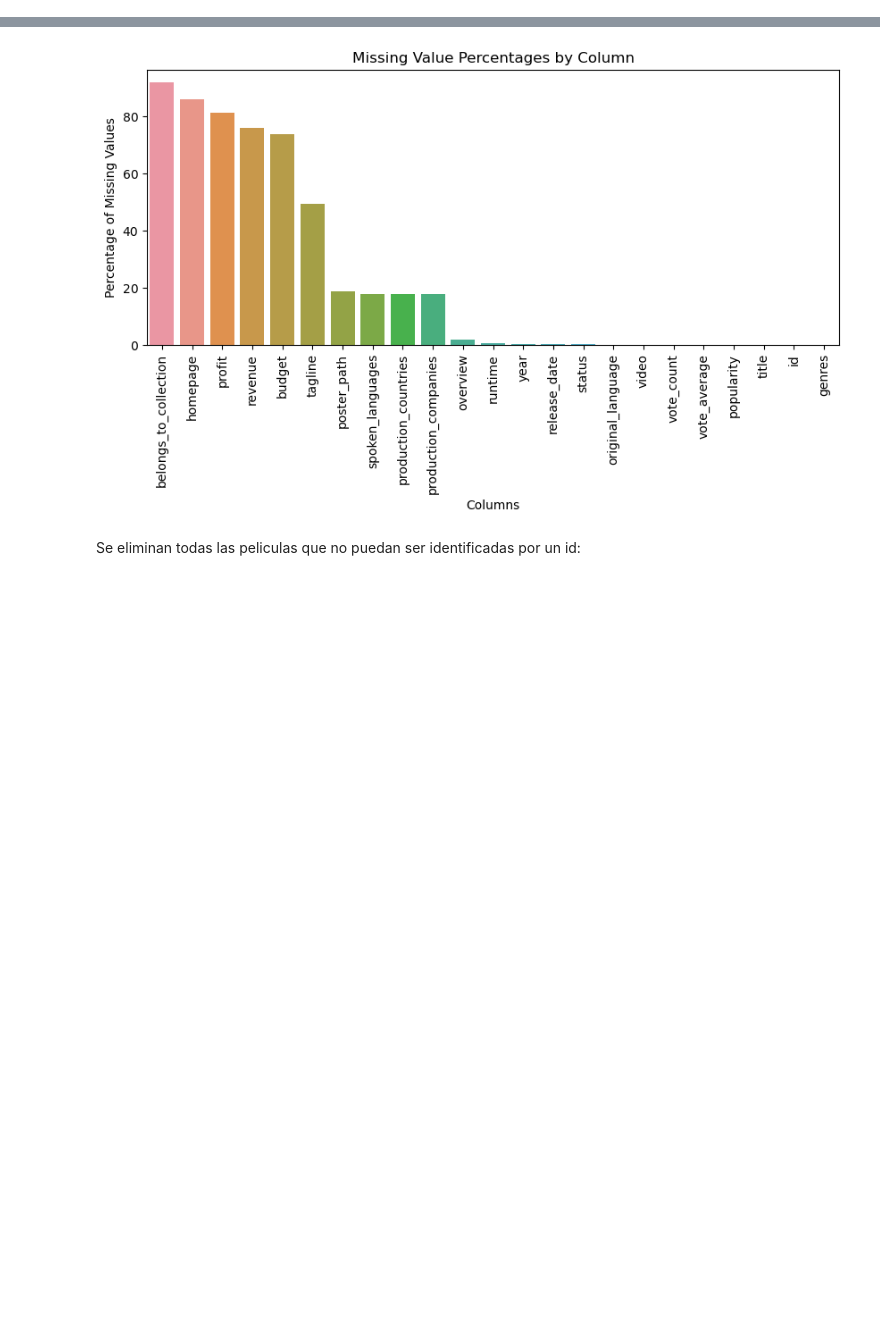
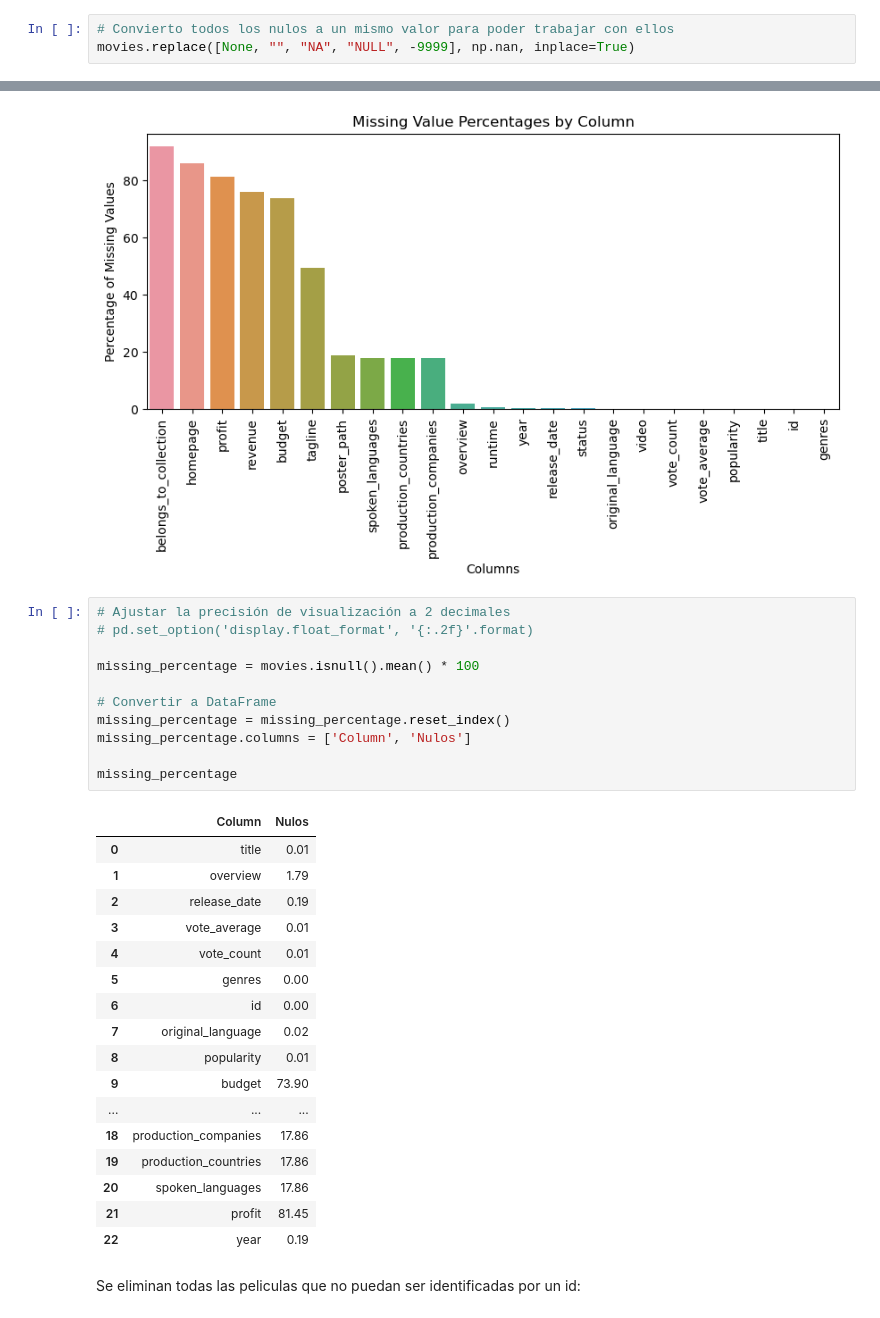
Before and after one commit to abrilnoguera/TMDBChatbot, a Jupyter notebook: trabajoAPA.ipynb, the cells around one changed output, grey strips where cells are left out. Saved outputs shown, nothing was run; the diff lists cells and outputs as text; blank space fills up the shorter version.

```diff
--- a/trabajoAPA.ipynb
+++ b/trabajoAPA.ipynb
@@ -197 +197,4 @@ HTML(poster.to_html(escape=False))
+# %%
+# Convierto todos los nulos a un mismo valor para poder trabajar con ellos
+movies.replace([None, "", "NA", "NULL", -9999], np.nan, inplace=True)
 # %%
@@ -207,6 +210,35 @@ plt.title('Missing Value Percentages by Column')
 plt.show()
 # %% [output]
 [figure]
+# %%
+# Ajustar la precisión de visualización a 2 decimales
+# pd.set_option('display.float_format', '{:.2f}'.format)
+
+missing_percentage = movies.isnull().mean() * 100
+
+# Convertir a DataFrame
+missing_percentage = missing_percentage.reset_index()
+missing_percentage.columns = ['Column', 'Nulos']
+
+missing_percentage
+# %% [output]
+|  | Column | Nulos |
+| 0 | title | 0.01 |
+| 1 | overview | 1.79 |
+| 2 | release_date | 0.19 |
+| 3 | vote_average | 0.01 |
+| 4 | vote_count | 0.01 |
+| 5 | genres | 0.00 |
+| 6 | id | 0.00 |
+| 7 | original_language | 0.02 |
+| 8 | popularity | 0.01 |
+| 9 | budget | 73.90 |
+| ... | ... | ... |
+| 18 | production_companies | 17.86 |
+| 19 | production_countries | 17.86 |
+| 20 | spoken_languages | 17.86 |
+| 21 | profit | 81.45 |
+| 22 | year | 0.19 |
 # %% [markdown]
 Se eliminan todas las peliculas que no puedan ser identificadas por un id:
 # %%
```
Also changed, not shown: parts of 11 cells of this notebook.
